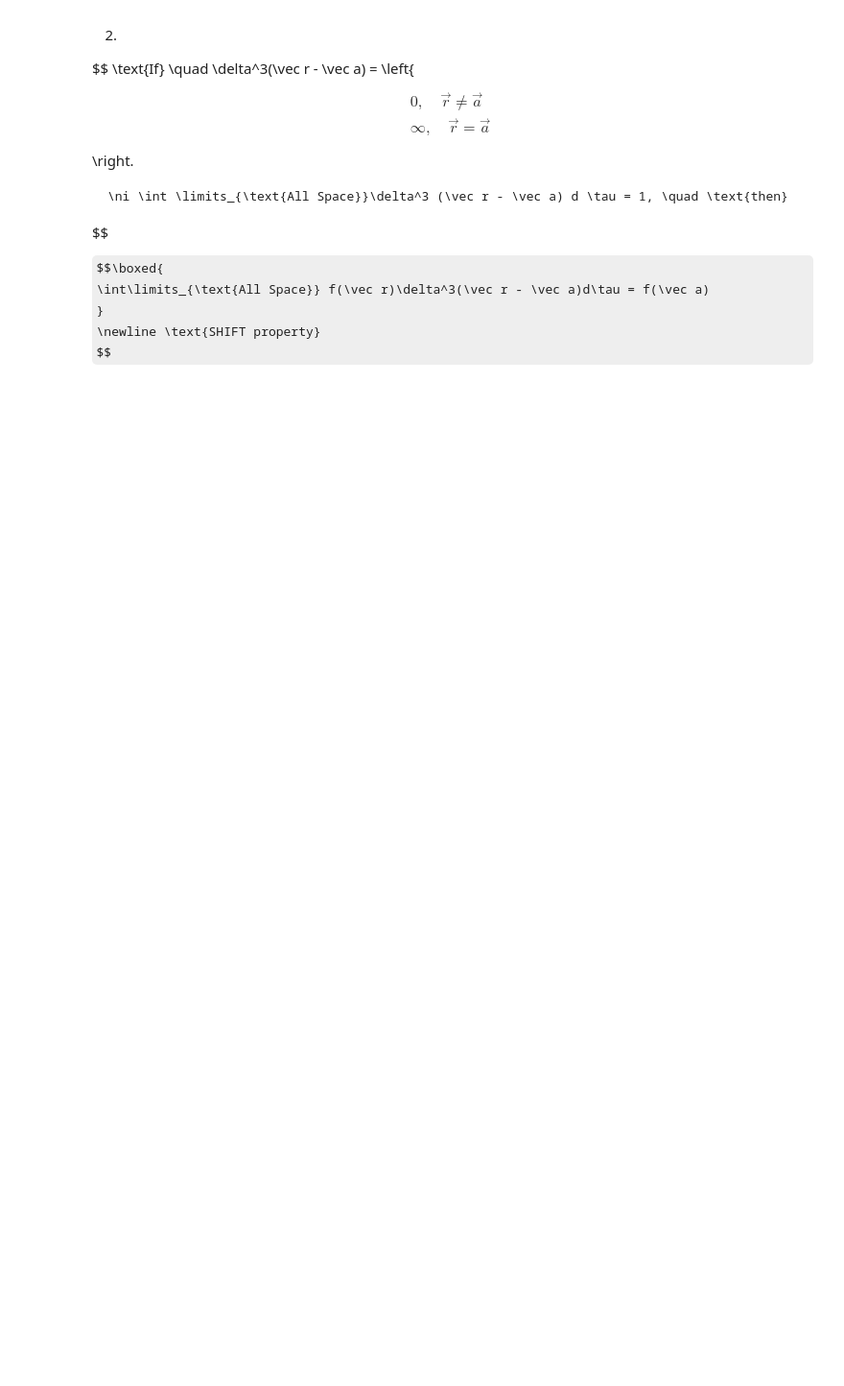
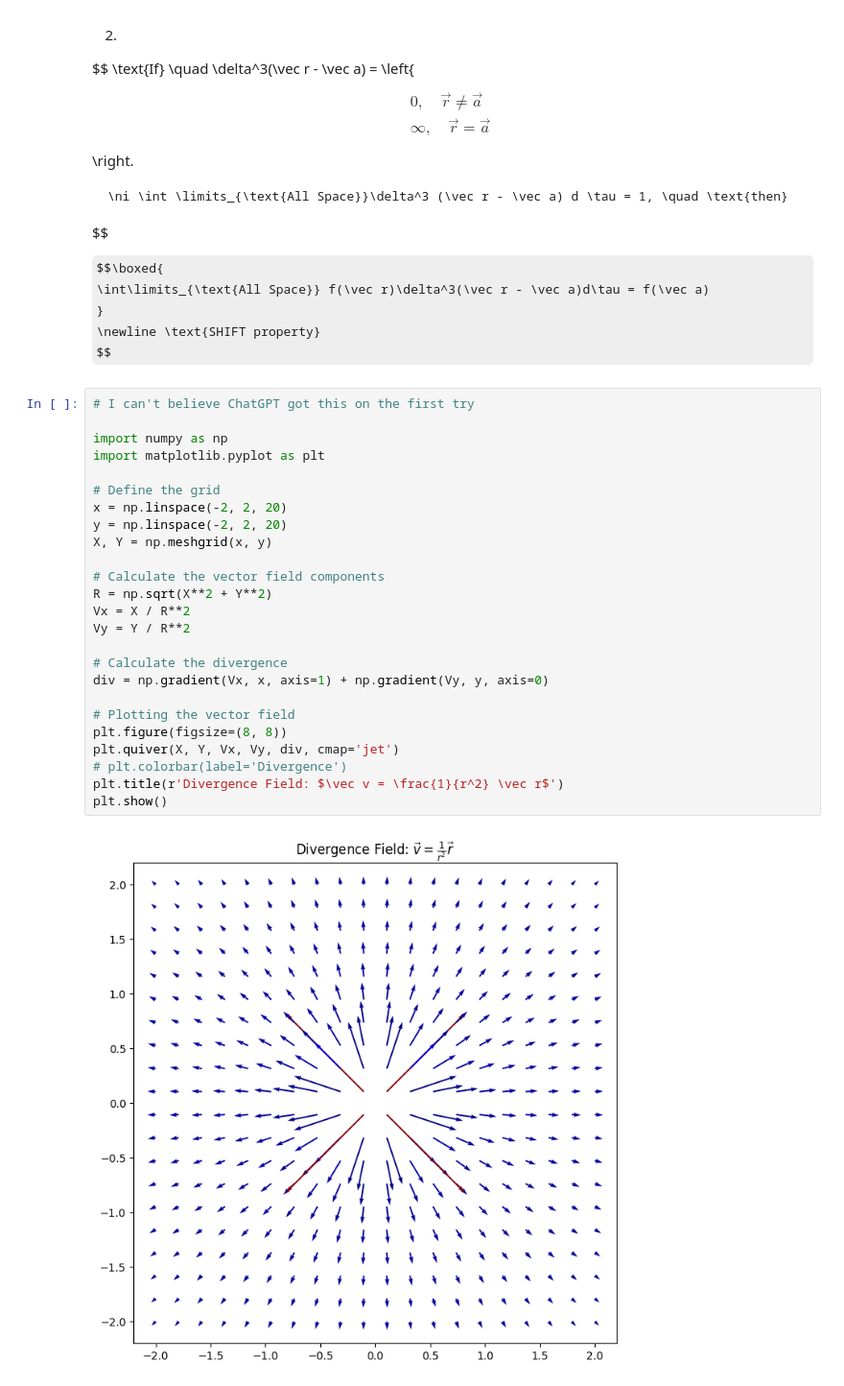
Before and after one commit to max-hanrahan/qual_prep, a Jupyter notebook: Electrodynamics/notebook.ipynb, the cells around one changed output. Shown: that part at 96% size. Cells and saved outputs as stored; diff of their text form; some formulas as TeX source; blank space fills up the shorter version.

Commit message:
cliff hanger! (divergence field)

```diff
--- a/Electrodynamics/notebook.ipynb
+++ b/Electrodynamics/notebook.ipynb
@@ -368,3 +368,30 @@ $$\boxed{
 }
 \newline \text{SHIFT property}
 $$
+# %%
+# I can't believe ChatGPT got this on the first try
+
+import numpy as np
+import matplotlib.pyplot as plt
+
+# Define the grid
+x = np.linspace(-2, 2, 20)
+y = np.linspace(-2, 2, 20)
+X, Y = np.meshgrid(x, y)
+
+# Calculate the vector field components
+R = np.sqrt(X**2 + Y**2)
+Vx = X / R**2
+Vy = Y / R**2
+
+# Calculate the divergence
+div = np.gradient(Vx, x, axis=1) + np.gradient(Vy, y, axis=0)
+
+# Plotting the vector field
+plt.figure(figsize=(8, 8))
+plt.quiver(X, Y, Vx, Vy, div, cmap='jet')
+# plt.colorbar(label='Divergence')
+plt.title(r'Divergence Field: $\vec v = \frac{1}{r^2} \vec r$')
+plt.show()
+# %% [output]
+[figure, added]
```
Also changed, not shown: parts of 1 cell of this notebook.
